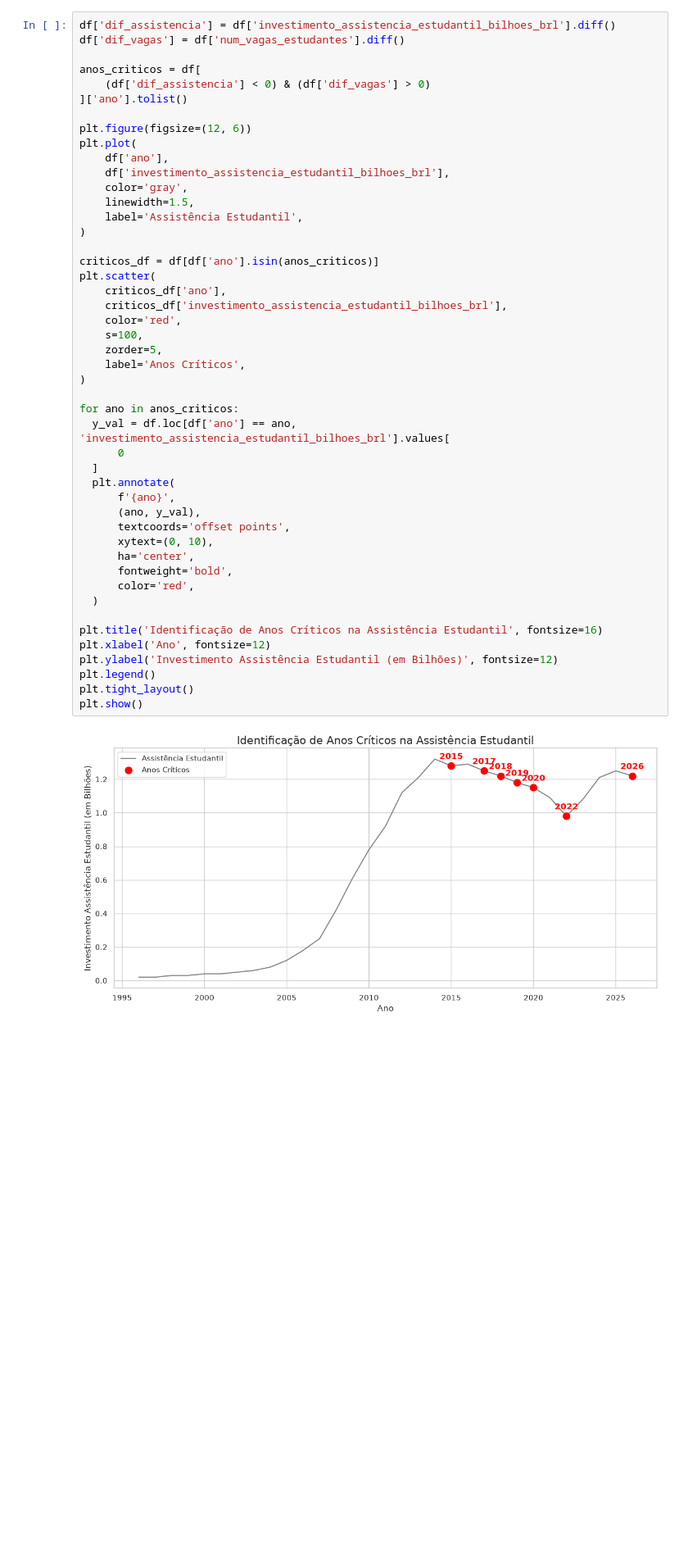
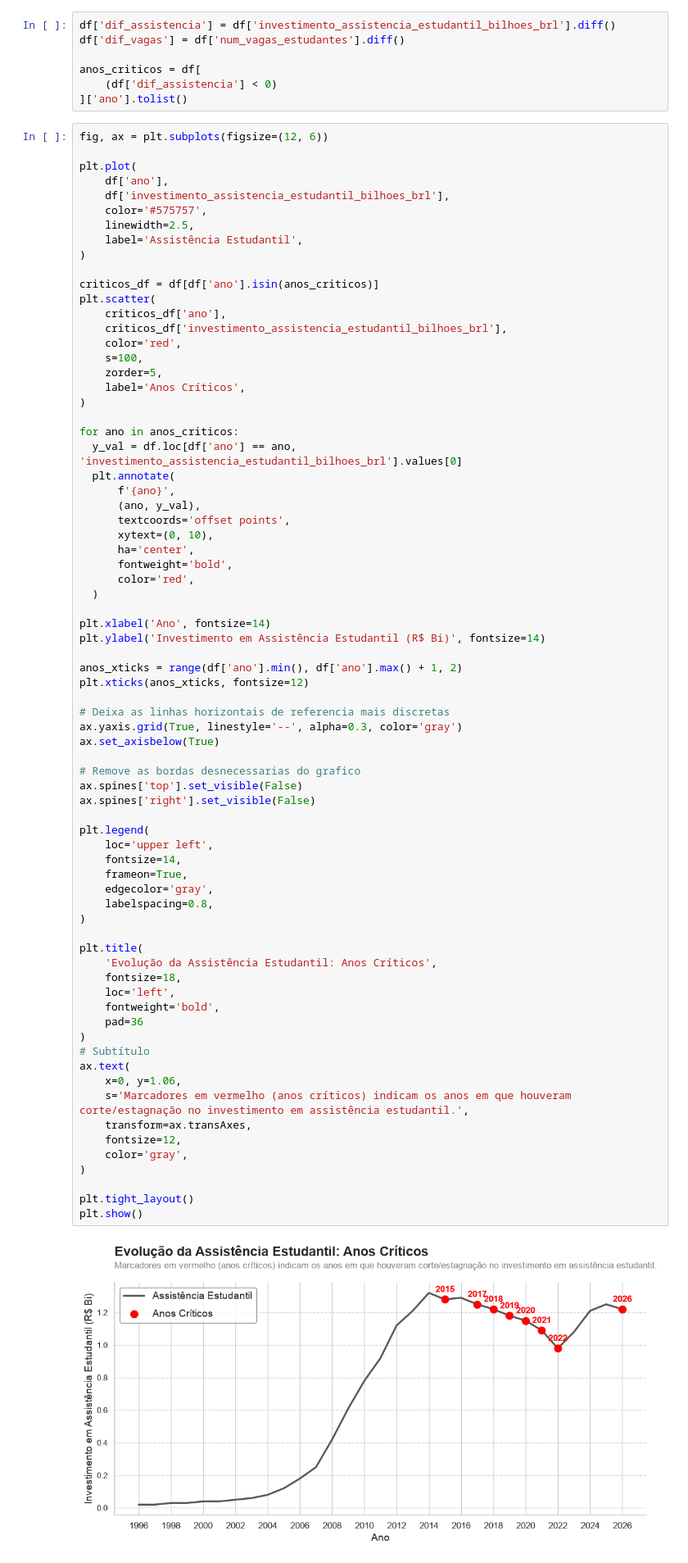
Before and after one commit to Voamorim/TecnologiasDataScience, a Jupyter notebook: VisualizaçãoIFES/main.ipynb, the cells around one changed output. Shown at 82% size. Cells and saved outputs as stored; diff of their text form; blank space fills up the shorter version.

Commit message:
add: melhora graficos IFES

```diff
--- a/VisualizaçãoIFES/main.ipynb
+++ b/VisualizaçãoIFES/main.ipynb
@@ -205,50 +341,83 @@ Foi escolhido esse gráfico devido a sua capacidade de compartilhar as  três in
+# %%
+df['dif_assistencia'] = df['investimento_assistencia_estudantil_bilhoes_brl'].diff()
+df['dif_vagas'] = df['num_vagas_estudantes'].diff()
+
+anos_criticos = df[
+    (df['dif_assistencia'] < 0)
+]['ano'].tolist()
 # %%
-df['dif_assistencia'] = df['investimento_assistencia_estudantil_bilhoes_brl'].diff()
-df['dif_vagas'] = df['num_vagas_estudantes'].diff()
+fig, ax = plt.subplots(figsize=(12, 6))
 
-anos_criticos = df[
-    (df['dif_assistencia'] < 0) & (df['dif_vagas'] > 0)
-]['ano'].tolist()
-
-plt.figure(figsize=(12, 6))
 plt.plot(
     df['ano'],
     df['investimento_assistencia_estudantil_bilhoes_brl'],
-    color='gray',
-    linewidth=1.5,
+    color='#575757',
+    linewidth=2.5,
     label='Assistência Estudantil',
 )
 
 criticos_df = df[df['ano'].isin(anos_criticos)]
 plt.scatter(
     criticos_df['ano'],
     criticos_df['investimento_assistencia_estudantil_bilhoes_brl'],
     color='red',
     s=100,
     zorder=5,
     label='Anos Críticos',
 )
 
 for ano in anos_criticos:
-  y_val = df.loc[df['ano'] == ano, 'investimento_assistencia_estudantil_bilhoes_brl'].values[
-      0
-  ]
+  y_val = df.loc[df['ano'] == ano, 'investimento_assistencia_estudantil_bilhoes_brl'].values[0]
   plt.annotate(
       f'{ano}',
       (ano, y_val),
       textcoords='offset points',
       xytext=(0, 10),
       ha='center',
       fontweight='bold',
       color='red',
   )
 
-plt.title('Identificação de Anos Críticos na Assistência Estudantil', fontsize=16)
-plt.xlabel('Ano', fontsize=12)
-plt.ylabel('Investimento Assistência Estudantil (em Bilhões)', fontsize=12)
-plt.legend()
+plt.xlabel('Ano', fontsize=14)
+plt.ylabel('Investimento em Assistência Estudantil (R$ Bi)', fontsize=14)
+
+anos_xticks = range(df['ano'].min(), df['ano'].max() + 1, 2)
+plt.xticks(anos_xticks, fontsize=12)
+
+# Deixa as linhas horizontais de referencia mais discretas
+ax.yaxis.grid(True, linestyle='--', alpha=0.3, color='gray')
+ax.set_axisbelow(True)
+
+# Remove as bordas desnecessarias do grafico
+ax.spines['top'].set_visible(False)
+ax.spines['right'].set_visible(False)
+
+plt.legend(
+    loc='upper left',
+    fontsize=14,
+    frameon=True,
+    edgecolor='gray',
+    labelspacing=0.8,
+)
+
+plt.title(
+    'Evolução da Assistência Estudantil: Anos Críticos',
+    fontsize=18,
+    loc='left',
+    fontweight='bold',
+    pad=36
+)
+# Subtítulo
+ax.text(
+    x=0, y=1.06,
+    s='Marcadores em vermelho (anos críticos) indicam os anos em que houveram corte/estagnação no investimento em assistência estudantil.',
+    transform=ax.transAxes,
+    fontsize=12,
+    color='gray',
+)
+
 plt.tight_layout()
 plt.show()
 # %% [output]
-[figure, old version]
+[figure, new version]
 # %% [markdown]
```
Also changed, not shown: parts of 26 cells of this notebook, 4 other files.
